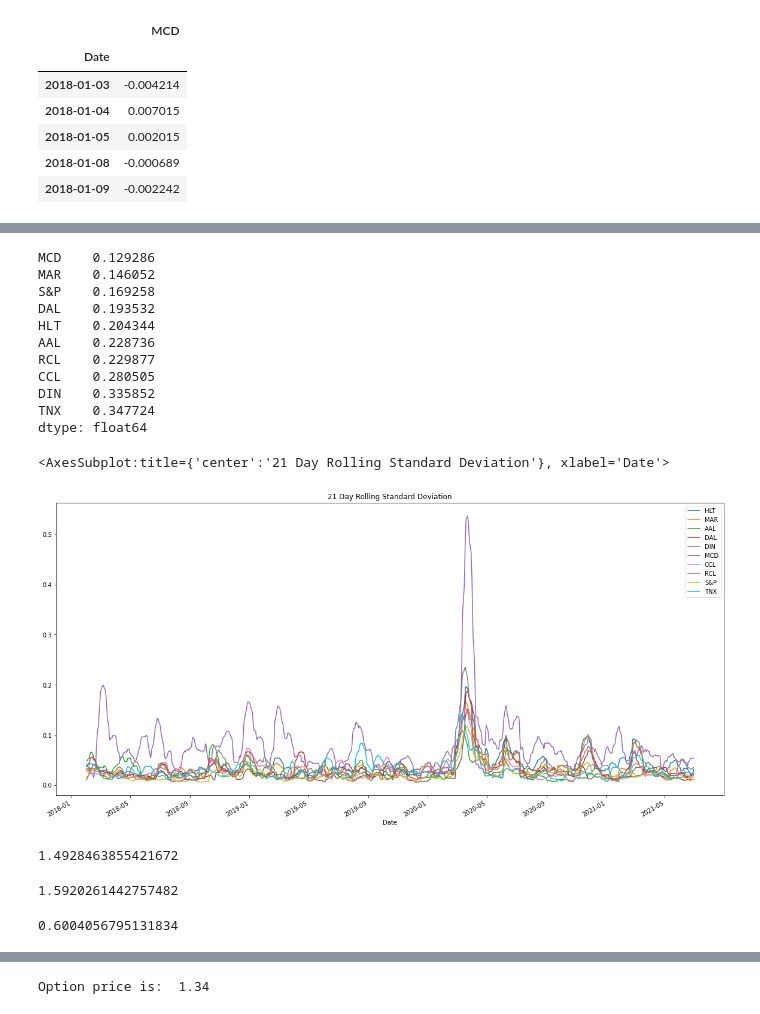
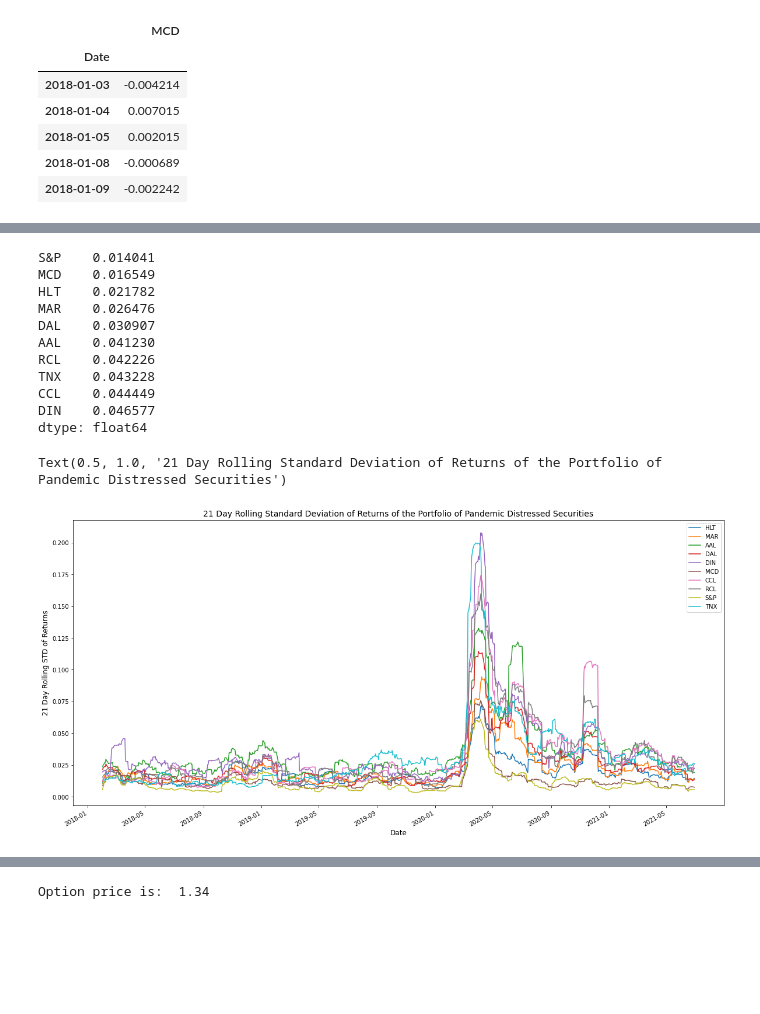
Before and after one commit to ronin2021/Analysis_of_Distressed_Securities_and_Implementing_Black_Scholes_Merton_Model_for_Options, a Jupyter notebook: sector_analysis.ipynb, the cells around one changed output, grey strips where cells are left out. Cells and saved outputs as stored; diff of their text form; code cells hidden in the pictures; blank space fills up the shorter version.

Commit message:
main ratios done for rolling 21-days

```diff
--- a/sector_analysis.ipynb
+++ b/sector_analysis.ipynb
@@ -311,10 +294,24 @@ MCD_returns_df.head()
 | 2018-01-08 | -0.000689 |
 | 2018-01-09 | -0.002242 |
 # %%
-all_daily_returns = pd.concat([HLT_returns_df, MAR_returns_df, AAL_returns_df, DAL_returns_df, DIN_returns_df, MCD_returns_df, CCL_returns_df, RCL_returns_df, INX_returns_df, TNX_returns_df], axis='columns', join='inner')
-all_daily_returns.dropna(inplace=True)
-all_daily_returns.sort_index(inplace=True)
-all_daily_returns.head()
+# Creating a single dataframe
+all_daily_returns_df = pd.concat(
+    [HLT_returns_df,
+     MAR_returns_df,
+     AAL_returns_df,
+     DAL_returns_df,
+     DIN_returns_df,
+     MCD_returns_df,
+     CCL_returns_df,
+     RCL_returns_df,
+     INX_returns_df,
+     TNX_returns_df],
+    axis='columns',
+    join='inner'
+)
+all_daily_returns_df.dropna(inplace=True)
+all_daily_returns_df.sort_index(inplace=True)
+all_daily_returns_df.head()
 # %% [output]
 |  | HLT | MAR | AAL | DAL | DIN | MCD | CCL | RCL | S&P | TNX |
 | Date |  |  |  |  |  |  |  |  |  |  |
@@ -344,46 +354,30 @@ returns_comparison.plot.box(figsize=(20,10), title="All Daily Returns Box Plot")
 # %%
-# Calculate the daily standard deviations of all stocks
-standard_dev = returns_comparison.std()
+# Calculate the daily standard deviations of all securities
+standard_dev = all_daily_returns_df.std()
 standard_dev.sort_values(inplace=True)
 standard_dev
 # %% [output]
-MCD    0.129286
-MAR    0.146052
-S&P    0.169258
-DAL    0.193532
-HLT    0.204344
-AAL    0.228736
-RCL    0.229877
-CCL    0.280505
-DIN    0.335852
-TNX    0.347724
+S&P    0.014041
+MCD    0.016549
+HLT    0.021782
+MAR    0.026476
+DAL    0.030907
+AAL    0.041230
+RCL    0.042226
+TNX    0.043228
+CCL    0.044449
+DIN    0.046577
 dtype: float64
 # %%
-# Calculate the rolling standard deviation for all stocks using a 21-day window
+# Calculate the rolling standard deviation for all securities using a 21-day window
+rolling_stdev_plot = all_daily_returns_df.rolling(window=21).std()
 
-rolling_stdev_plot = returns_comparison.rolling(window=21).std()
 # Plot the rolling standard deviation
-rolling_stdev_plot.plot(figsize=(20,10), title="21 Day Rolling Standard Deviation")
+ax = rolling_stdev_plot.plot(figsize=(20,10))
+
+ax.set_ylabel("21 Day Rolling STD of Returns", fontsize = 12)
+ax.set_xlabel("Date", fontsize = 12)
+ax.set_title("21 Day Rolling Standard Deviation of Returns of the Portfolio of Pandemic Distressed Securities", fontsize = 14)
 # %% [output]
-<AxesSubplot:title={'center':'21 Day Rolling Standard Deviation'}, xlabel='Date'>
+Text(0.5, 1.0, '21 Day Rolling Standard Deviation of Returns of the Portfolio of Pandemic Distressed Securities')
-[figure, old version]
+[figure, new version]
-# %%
-#Calculate Risk to Reward Ratio for each stock R/R = [(E(ri)-rf)/Bi]
-#Calculate HLT rate of return
-
-HLT_cumulative_returns = (1 + HLT_returns_df).cumprod().iloc[-1]["HLT"]
-HLT_cumulative_returns
-# %% [output]
-1.4928463855421672
-# %%
-#Calculate S&P rate of return
-INX_cumulative_returns = (1 + INX_returns_df).cumprod().iloc[-1]["S&P"]
-INX_cumulative_returns
-# %% [output]
-1.5920261442757482
-# %%
-#Calculate Risk Free Rate
-rf_rate = (1 + TNX_returns_df).cumprod().iloc[-1]["TNX"]
-rf_rate
-# %% [output]
-0.6004056795131834
```
Also changed, not shown: parts of 38 cells of this notebook.
